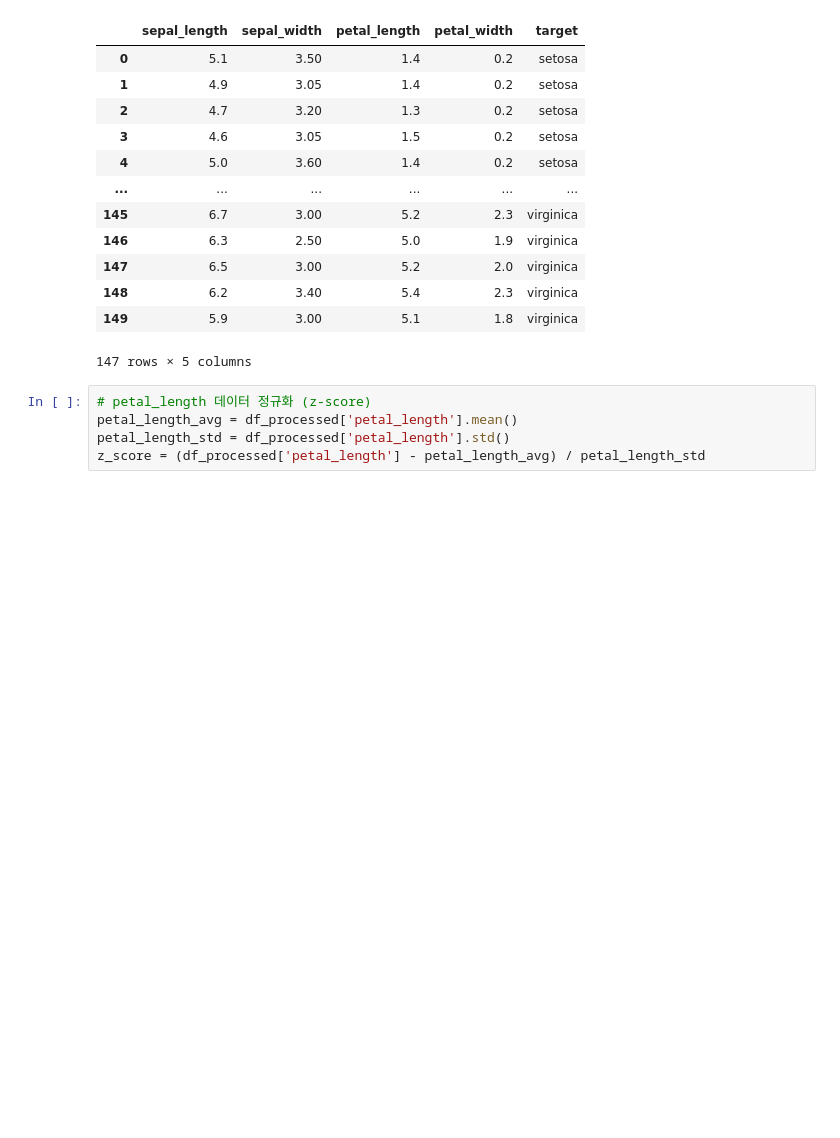
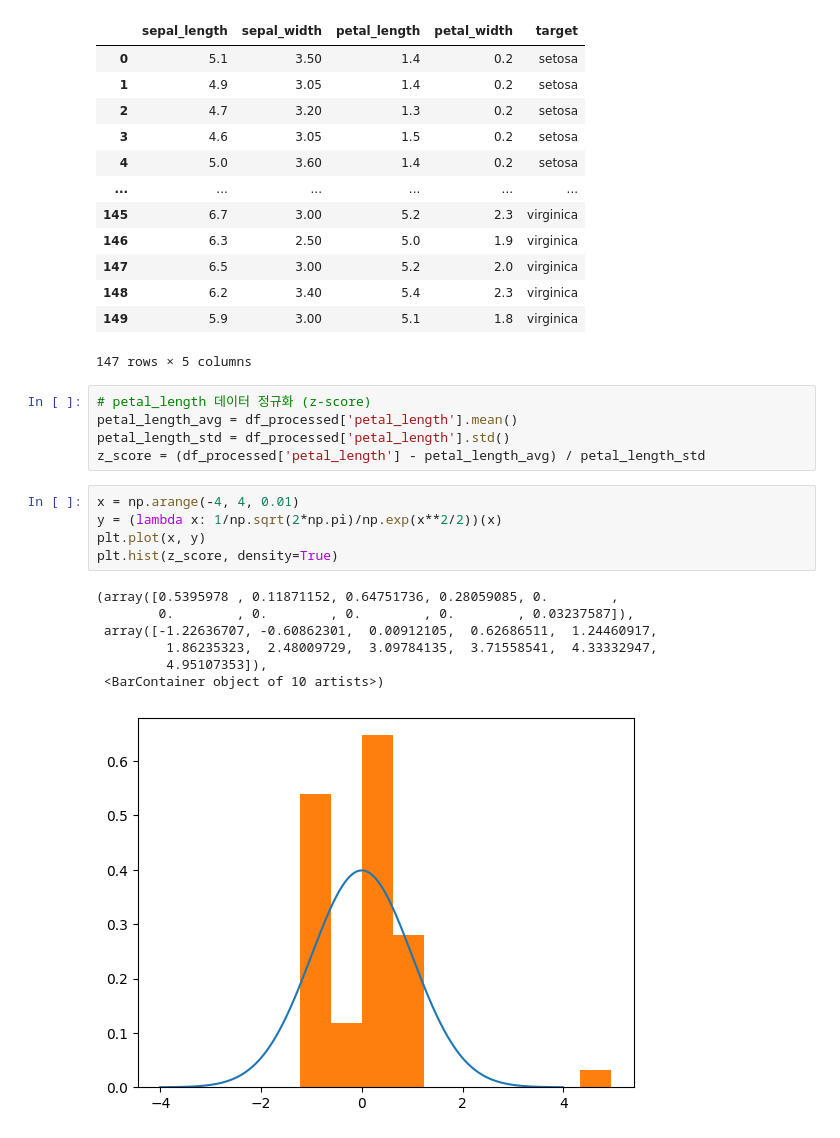
Before and after one commit to Jaen-923/2024-KISIA, a Jupyter notebook: 데이터_분석_및_전처리.ipynb, the cells around one changed output. Cells and saved outputs as stored; diff of their text form; blank space fills up the shorter version.

```diff
--- a/데이터_분석_및_전처리.ipynb
+++ b/데이터_분석_및_전처리.ipynb
@@ -150,3 +150,16 @@ df_processed2
 petal_length_avg = df_processed['petal_length'].mean()
 petal_length_std = df_processed['petal_length'].std()
 z_score = (df_processed['petal_length'] - petal_length_avg) / petal_length_std
+# %%
+x = np.arange(-4, 4, 0.01)
+y = (lambda x: 1/np.sqrt(2*np.pi)/np.exp(x**2/2))(x)
+plt.plot(x, y)
+plt.hist(z_score, density=True)
+# %% [output]
+(array([0.5395978 , 0.11871152, 0.64751736, 0.28059085, 0.        ,
+        0.        , 0.        , 0.        , 0.        , 0.03237587]),
+ array([-1.22636707, -0.60862301,  0.00912105,  0.62686511,  1.24460917,
+         1.86235323,  2.48009729,  3.09784135,  3.71558541,  4.33332947,
+         4.95107353]),
+ <BarContainer object of 10 artists>)
+[figure, added]
```
Also changed, not shown: parts of 12 cells of this notebook, 1 other file.
